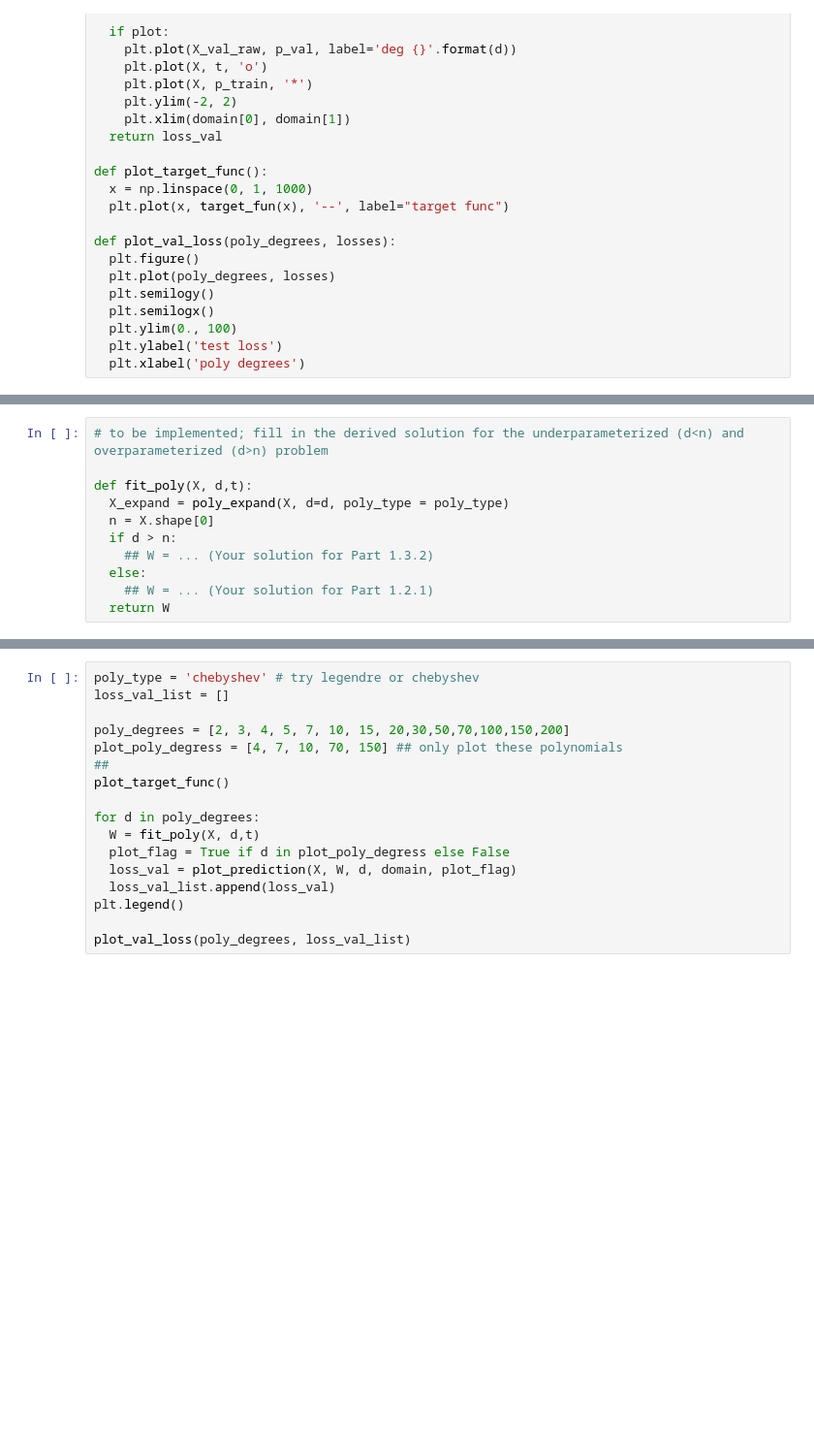
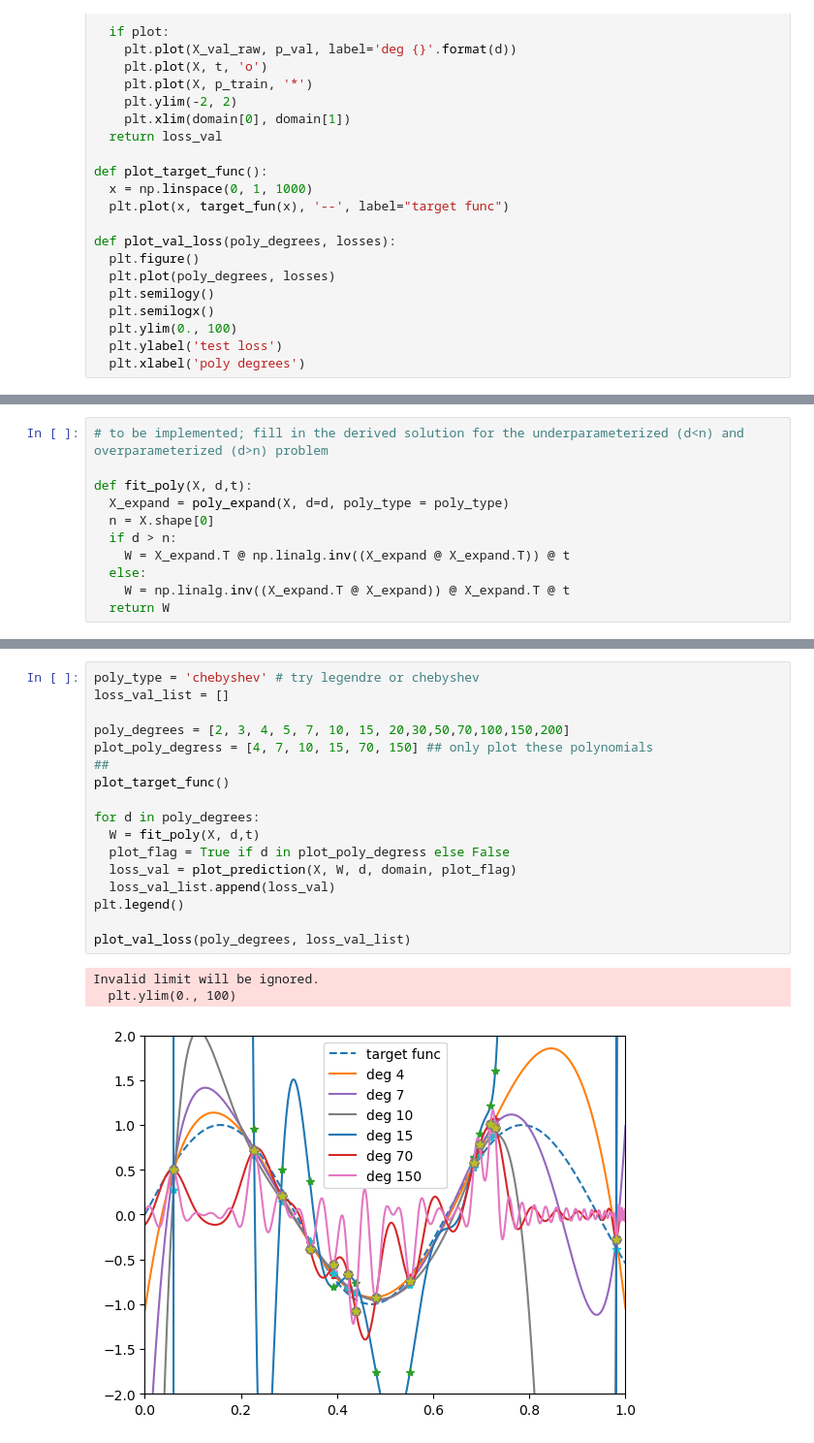
Before and after one commit to electronjia/csc_2516_hws, a Jupyter notebook: LS_polynomial_regression.ipynb, the cells around one changed output, grey strips where cells are left out. Shown: that part at 97% size. Drawn from its saved outputs; the diff is of its cells as text; blank space fills up the shorter version.

```diff
--- a/LS_polynomial_regression.ipynb
+++ b/LS_polynomial_regression.ipynb
@@ -61,9 +65,9 @@ def fit_poly(X, d,t):
   X_expand = poly_expand(X, d=d, poly_type = poly_type)
   n = X.shape[0]
   if d > n:
-    ## W = ... (Your solution for Part 1.3.2)
+    W = X_expand.T @ np.linalg.inv((X_expand @ X_expand.T)) @ t
   else:
-    ## W = ... (Your solution for Part 1.2.1)
+    W = np.linalg.inv((X_expand.T @ X_expand)) @ X_expand.T @ t
   return W
 # %%
 domain = [0., 1.]
@@ -81,17 +88,21 @@ plt.xlim(domain[0], domain[1])
 # %%
 poly_type = 'chebyshev' # try legendre or chebyshev
 loss_val_list = []
 
 poly_degrees = [2, 3, 4, 5, 7, 10, 15, 20,30,50,70,100,150,200]
-plot_poly_degress = [4, 7, 10, 70, 150] ## only plot these polynomials
+plot_poly_degress = [4, 7, 10, 15, 70, 150] ## only plot these polynomials
 ##
 plot_target_func()
 
 for d in poly_degrees:
   W = fit_poly(X, d,t)
   plot_flag = True if d in plot_poly_degress else False
   loss_val = plot_prediction(X, W, d, domain, plot_flag)
   loss_val_list.append(loss_val)
 plt.legend()
 
 plot_val_loss(poly_degrees, loss_val_list)
+# %% [output]
+Invalid limit will be ignored.
+  plt.ylim(0., 100)
+[figure, added]
```
Also changed, not shown: parts of 5 cells of this notebook, 1 other file.
